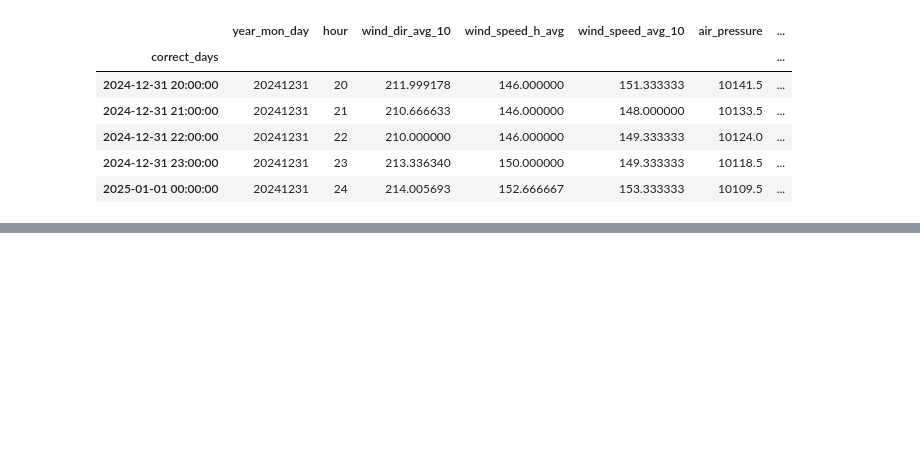
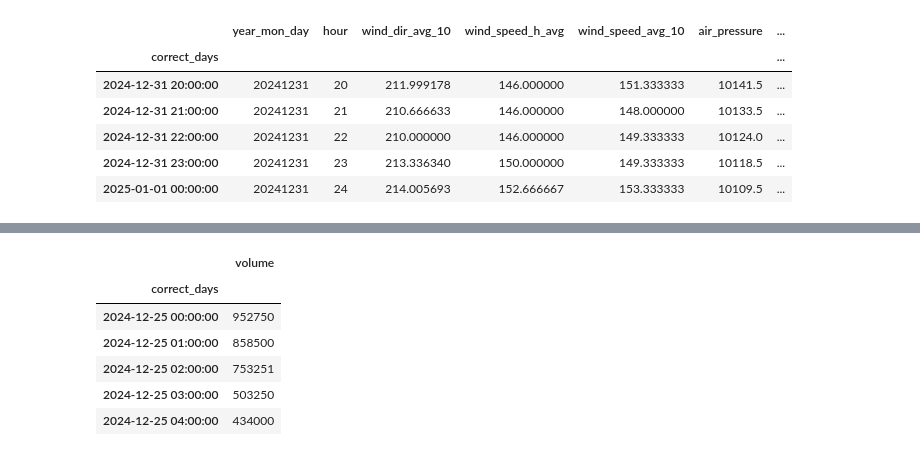
Before and after one commit to benrodion/Watts-next, a Jupyter notebook: LSTM.ipynb, the cells around one changed output, grey strips where cells are left out. Drawn from its saved outputs; the diff is of its cells as text; code cells hidden in the pictures; blank space fills up the shorter version.

```diff
--- a/LSTM.ipynb
+++ b/LSTM.ipynb
@@ -54,0 +74,10 @@ data.tail()
+# %%
+test_data.head()
+# %% [output]
+|  | volume |
+| correct_days |  |
+| 2024-12-25 00:00:00 | 952750 |
+| 2024-12-25 01:00:00 | 858500 |
+| 2024-12-25 02:00:00 | 753251 |
+| 2024-12-25 03:00:00 | 503250 |
+| 2024-12-25 04:00:00 | 434000 |
```
Also changed, not shown: parts of 11 cells of this notebook, 1 other file.
